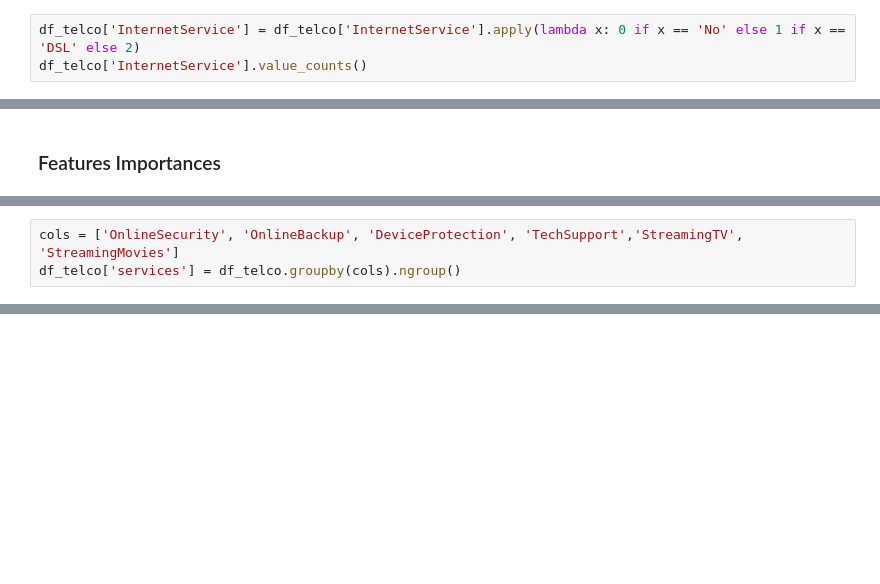
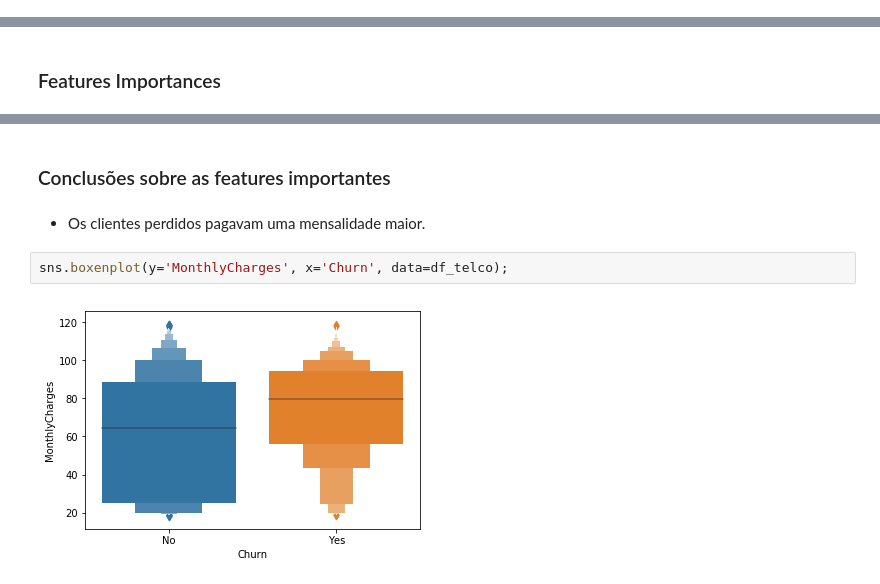
Before and after one commit to GuilhermeDomith/mineracao_de_dados, a Jupyter notebook: 02_Analise_Exploratoria_de_Dados/EDA - Analide Exploratoria de Dados.ipynb, the cells around one changed output, grey strips where cells are left out. Drawn from its saved outputs; the diff is of its cells as text; blank space fills up the shorter version.

```diff
--- a/02_Analise_Exploratoria_de_Dados/EDA - Analide Exploratoria de Dados.ipynb
+++ b/02_Analise_Exploratoria_de_Dados/EDA - Analide Exploratoria de Dados.ipynb
@@ -105,3 +36,0 @@ Name: InternetService, dtype: int64
-# %%
-df_telco['InternetService'] = df_telco['InternetService'].apply(lambda x: 0 if x == 'No' else 1 if x == 'DSL' else 2)
-df_telco['InternetService'].value_counts()
@@ -253,3 +109,0 @@ df_telco[['OnlineSecurity', 'OnlineBackup', 'DeviceProtection', 'TechSupport','S
-# %%
-cols = ['OnlineSecurity', 'OnlineBackup', 'DeviceProtection', 'TechSupport','StreamingTV', 'StreamingMovies']
-df_telco['services'] = df_telco.groupby(cols).ngroup()
@@ -324,0 +124,8 @@ sns.boxenplot(data=df_telco, y='MonthlyCharges', x='InternetService')
+# %% [markdown]
+### Conclusões sobre as features importantes
+# %% [markdown]
+- Os clientes perdidos pagavam uma mensalidade maior.
+# %%
+sns.boxenplot(y='MonthlyCharges', x='Churn', data=df_telco);
+# %% [output]
+[figure, added]
```
Also changed, not shown: parts of 63 cells of this notebook.
